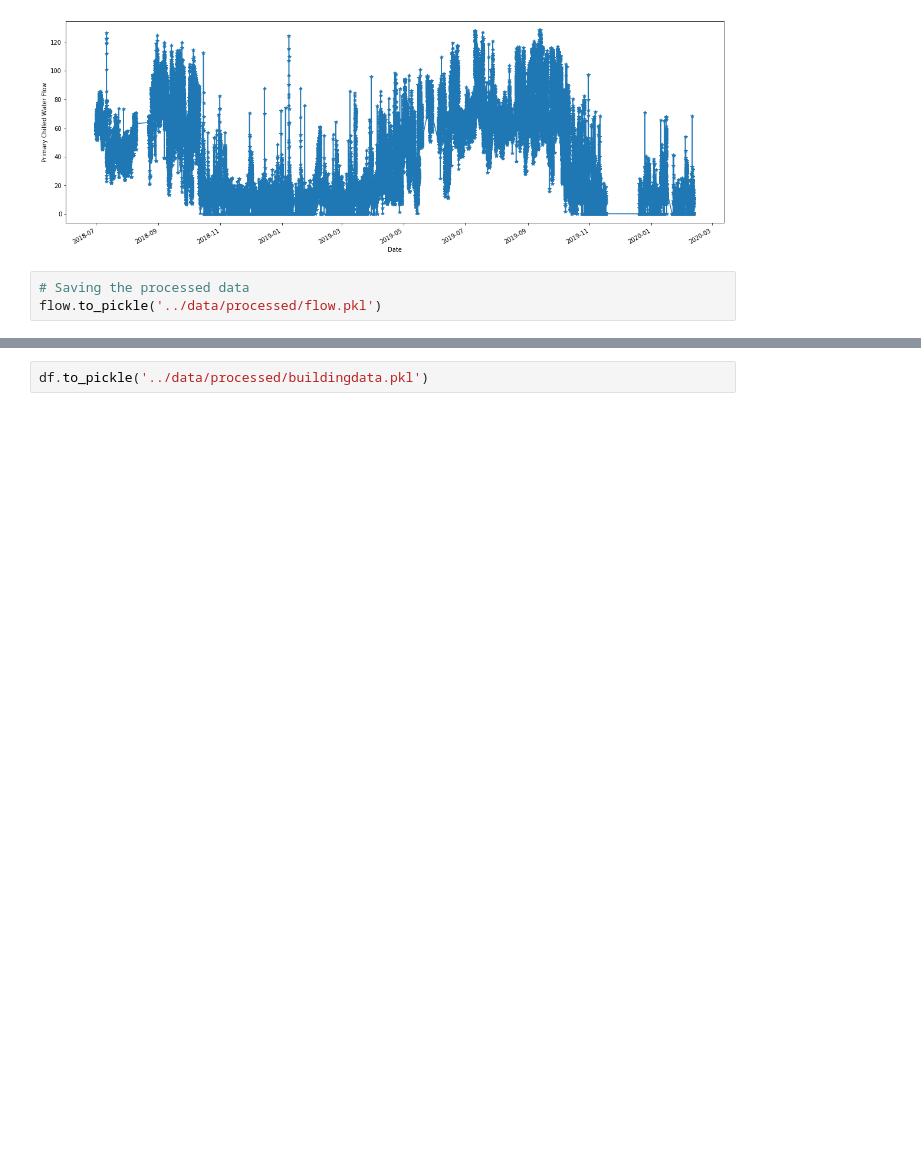
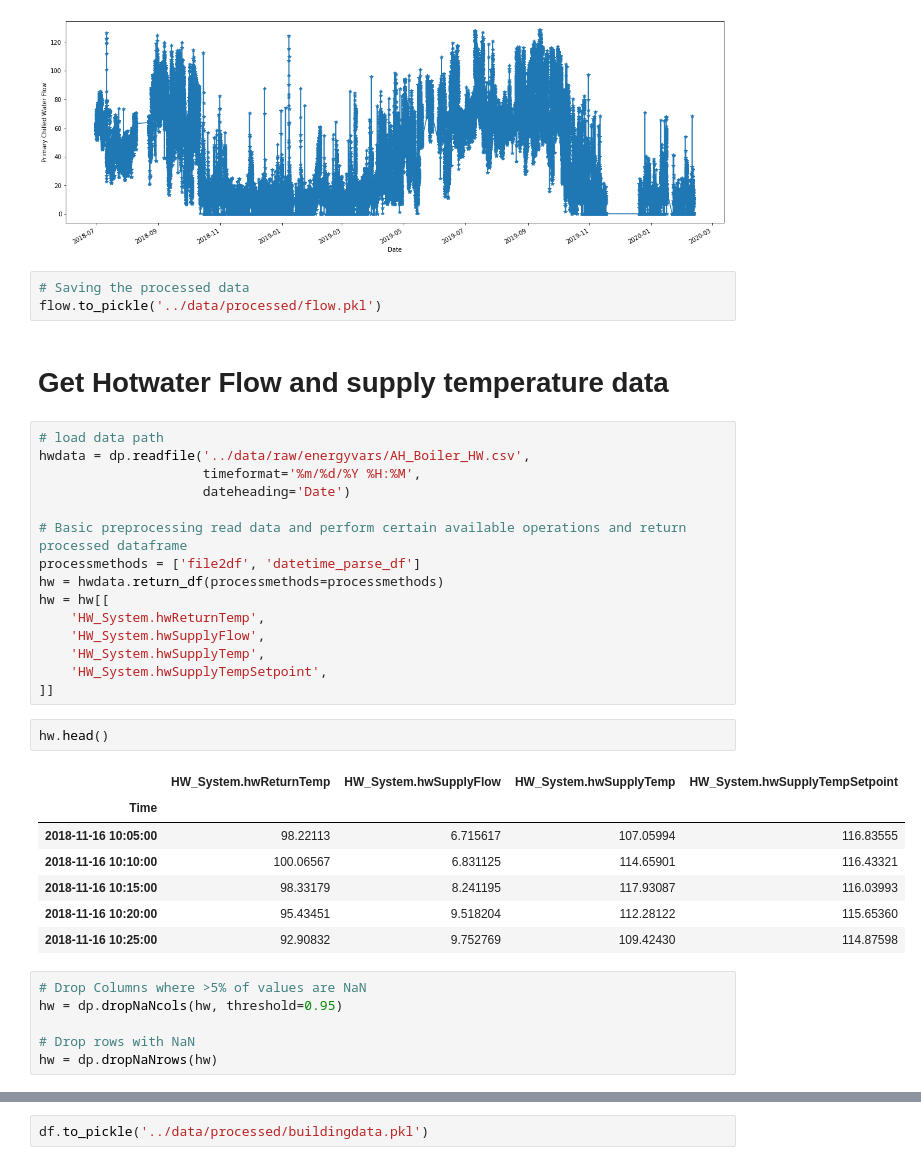
Before and after one commit to AvisekNaug/CDC2020, a Jupyter notebook: notebooks/Raw Data Processing.ipynb, the cells around one changed output, grey strips where cells are left out. Saved outputs shown, nothing was run; the diff lists cells and outputs as text; blank space fills up the shorter version.

```diff
--- a/notebooks/Raw Data Processing.ipynb
+++ b/notebooks/Raw Data Processing.ipynb
@@ -255,3 +255,36 @@ Finished 'dataframeplot' in 0.0889 secs
 # %%
 # Saving the processed data
 flow.to_pickle('../data/processed/flow.pkl')
+# %% [markdown]
+# Get Hotwater Flow and supply temperature data
+# %%
+# load data path
+hwdata = dp.readfile('../data/raw/energyvars/AH_Boiler_HW.csv',
+                     timeformat='%m/%d/%Y %H:%M',
+                     dateheading='Date')
+
+# Basic preprocessing read data and perform certain available operations and return processed dataframe
+processmethods = ['file2df', 'datetime_parse_df']
+hw = hwdata.return_df(processmethods=processmethods)
+hw = hw[[
+    'HW_System.hwReturnTemp',
+    'HW_System.hwSupplyFlow',
+    'HW_System.hwSupplyTemp',
+    'HW_System.hwSupplyTempSetpoint',
+]]
+# %%
+hw.head()
+# %% [output]
+|  | HW_System.hwReturnTemp | HW_System.hwSupplyFlow | HW_System.hwSupplyTemp | HW_System.hwSupplyTempSetpoint |
+| Time |  |  |  |  |
+| 2018-11-16 10:05:00 | 98.22113 | 6.715617 | 107.05994 | 116.83555 |
+| 2018-11-16 10:10:00 | 100.06567 | 6.831125 | 114.65901 | 116.43321 |
+| 2018-11-16 10:15:00 | 98.33179 | 8.241195 | 117.93087 | 116.03993 |
+| 2018-11-16 10:20:00 | 95.43451 | 9.518204 | 112.28122 | 115.65360 |
+| 2018-11-16 10:25:00 | 92.90832 | 9.752769 | 109.42430 | 114.87598 |
+# %%
+# Drop Columns where >5% of values are NaN
+hw = dp.dropNaNcols(hw, threshold=0.95)
+
+# Drop rows with NaN
+hw = dp.dropNaNrows(hw)
```
Also changed, not shown: parts of 16 cells of this notebook.
